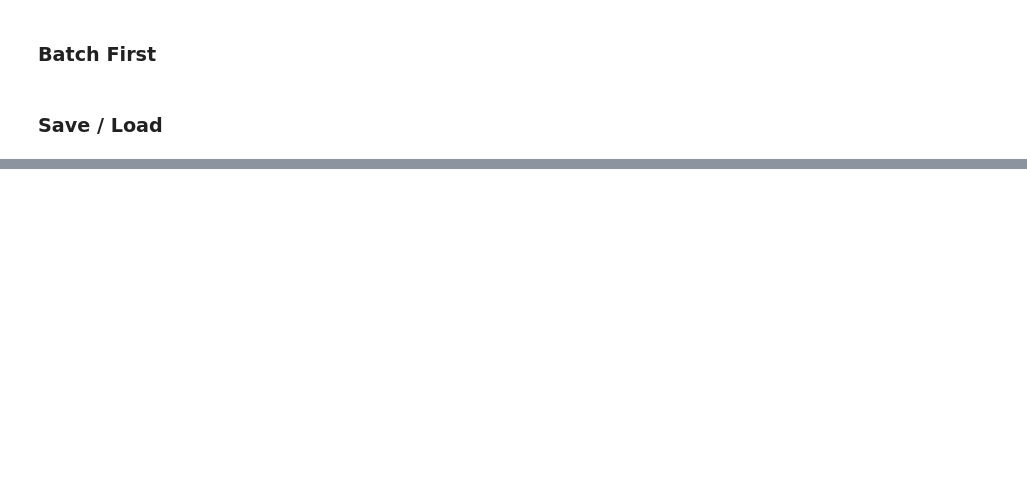
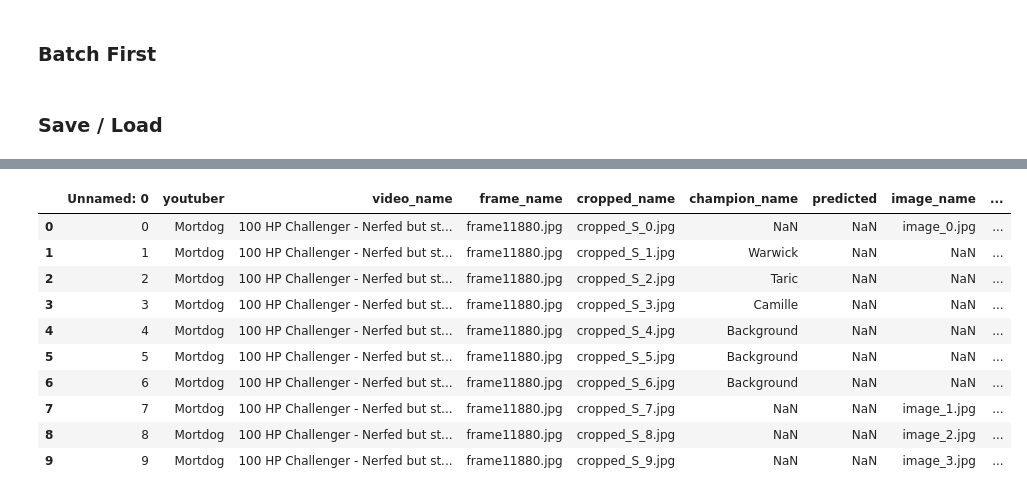
Before and after one commit to JackXu2333/teamfight-tactics-ai, a Jupyter notebook: Champion_Classification.ipynb, the cells around one changed output, grey strips where cells are left out. Drawn from its saved outputs; the diff is of its cells as text; code cells hidden in the pictures; blank space fills up the shorter version.

```diff
--- a/Champion_Classification.ipynb
+++ b/Champion_Classification.ipynb
@@ -38,7 +40,7 @@ device(type='cuda', index=0)
 ### Create custom dataset
 # %%
 class CustomImageDataset(Dataset):
-    def __init__(self, annotations_file, img_labels, img_labels_train, img_labels_test, img_dir, transform=None, flag=False):
+    def __init__(self, img_labels, img_labels_train, img_labels_test, img_dir, transform=None, flag=False):
 
         if flag == 1:
             self.img_labels = img_labels_test
@@ -358,0 +417,20 @@ master_data = pd.read_csv()
+# %%
+testset = CustomImageDataset(annotations_file = annotations_file,
+                          img_labels = img_labels,
+                          img_labels_train = None,
+                          img_labels_test = None,
+                          img_dir='./data/champion-classifier', transform=None, flag=None)
+
+testloader = torch.utils.data.DataLoader(testset, batch_size=batch_size, num_workers=0, shuffle=False)
+# %% [output]
+|  | Unnamed: 0 | youtuber | video_name | frame_name | cropped_name | champion_name | predicted | image_name | ... |
+| 0 | 0 | Mortdog | 100 HP Challenger - Nerfed but st... | frame11880.jpg | cropped_S_0.jpg | NaN | NaN | image_0.jpg | ... |
+| 1 | 1 | Mortdog | 100 HP Challenger - Nerfed but st... | frame11880.jpg | cropped_S_1.jpg | Warwick | NaN | NaN | ... |
+| 2 | 2 | Mortdog | 100 HP Challenger - Nerfed but st... | frame11880.jpg | cropped_S_2.jpg | Taric | NaN | NaN | ... |
+| 3 | 3 | Mortdog | 100 HP Challenger - Nerfed but st... | frame11880.jpg | cropped_S_3.jpg | Camille | NaN | NaN | ... |
+| 4 | 4 | Mortdog | 100 HP Challenger - Nerfed but st... | frame11880.jpg | cropped_S_4.jpg | Background | NaN | NaN | ... |
+| 5 | 5 | Mortdog | 100 HP Challenger - Nerfed but st... | frame11880.jpg | cropped_S_5.jpg | Background | NaN | NaN | ... |
+| 6 | 6 | Mortdog | 100 HP Challenger - Nerfed but st... | frame11880.jpg | cropped_S_6.jpg | Background | NaN | NaN | ... |
+| 7 | 7 | Mortdog | 100 HP Challenger - Nerfed but st... | frame11880.jpg | cropped_S_7.jpg | NaN | NaN | image_1.jpg | ... |
+| 8 | 8 | Mortdog | 100 HP Challenger - Nerfed but st... | frame11880.jpg | cropped_S_8.jpg | NaN | NaN | image_2.jpg | ... |
+| 9 | 9 | Mortdog | 100 HP Challenger - Nerfed but st... | frame11880.jpg | cropped_S_9.jpg | NaN | NaN | image_3.jpg | ... |
```
Also changed, not shown: parts of 21 cells of this notebook.
